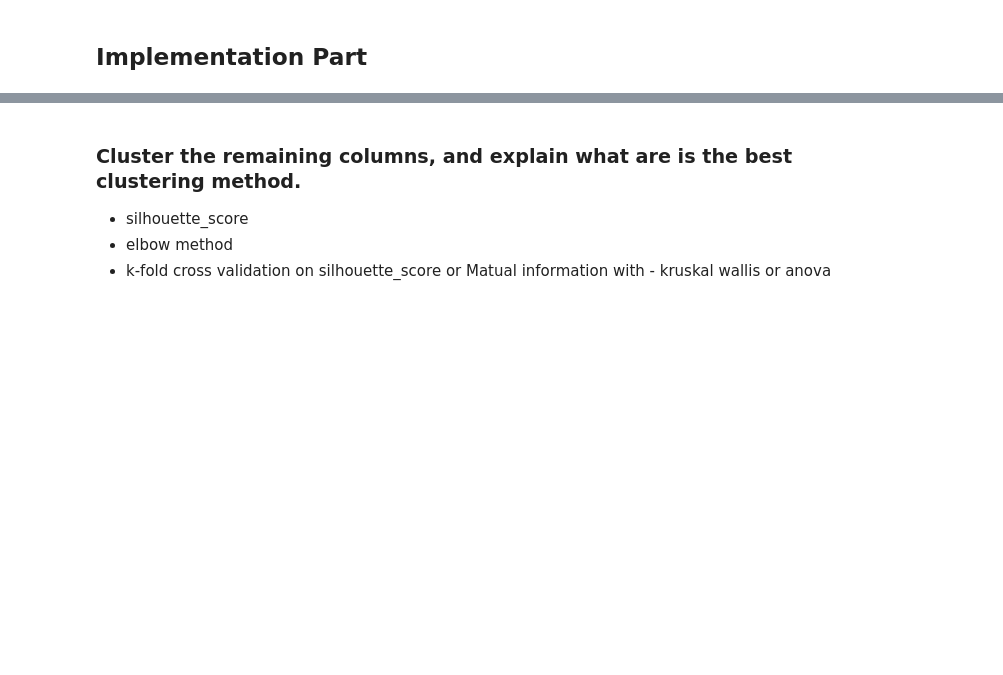
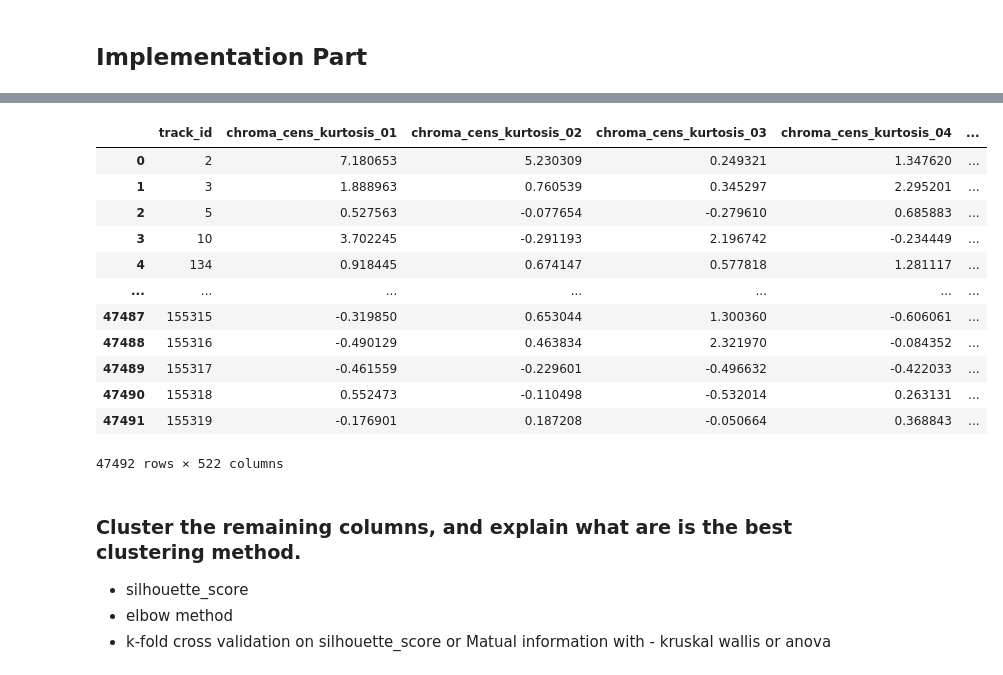
Before and after one commit to YD5463/unsupervised-learning-project, a Jupyter notebook: notebooks/static_data.ipynb, the cells around one changed output, grey strips where cells are left out. Saved outputs shown, nothing was run; the diff lists cells and outputs as text; code cells hidden in the pictures; blank space fills up the shorter version.

```diff
--- a/notebooks/static_data.ipynb
+++ b/notebooks/static_data.ipynb
@@ -12,3 +67,19 @@ list(set(tracks.columns) - set(tracks._get_numeric_data().columns))
+# %%
+df
+# %% [output]
+|  | track_id | chroma_cens_kurtosis_01 | chroma_cens_kurtosis_02 | chroma_cens_kurtosis_03 | chroma_cens_kurtosis_04 | ... |
+| 0 | 2 | 7.180653 | 5.230309 | 0.249321 | 1.347620 | ... |
+| 1 | 3 | 1.888963 | 0.760539 | 0.345297 | 2.295201 | ... |
+| 2 | 5 | 0.527563 | -0.077654 | -0.279610 | 0.685883 | ... |
+| 3 | 10 | 3.702245 | -0.291193 | 2.196742 | -0.234449 | ... |
+| 4 | 134 | 0.918445 | 0.674147 | 0.577818 | 1.281117 | ... |
+| ... | ... | ... | ... | ... | ... | ... |
+| 47487 | 155315 | -0.319850 | 0.653044 | 1.300360 | -0.606061 | ... |
+| 47488 | 155316 | -0.490129 | 0.463834 | 2.321970 | -0.084352 | ... |
+| 47489 | 155317 | -0.461559 | -0.229601 | -0.496632 | -0.422033 | ... |
+| 47490 | 155318 | 0.552473 | -0.110498 | -0.532014 | 0.263131 | ... |
+| 47491 | 155319 | -0.176901 | 0.187208 | -0.050664 | 0.368843 | ... |
+47492 rows × 522 columns
 # %% [markdown]
 ### Cluster the remaining columns, and explain what are is the best clustering method.
 - silhouette_score
```
Also changed, not shown: parts of 14 cells of this notebook, 3 other files.
